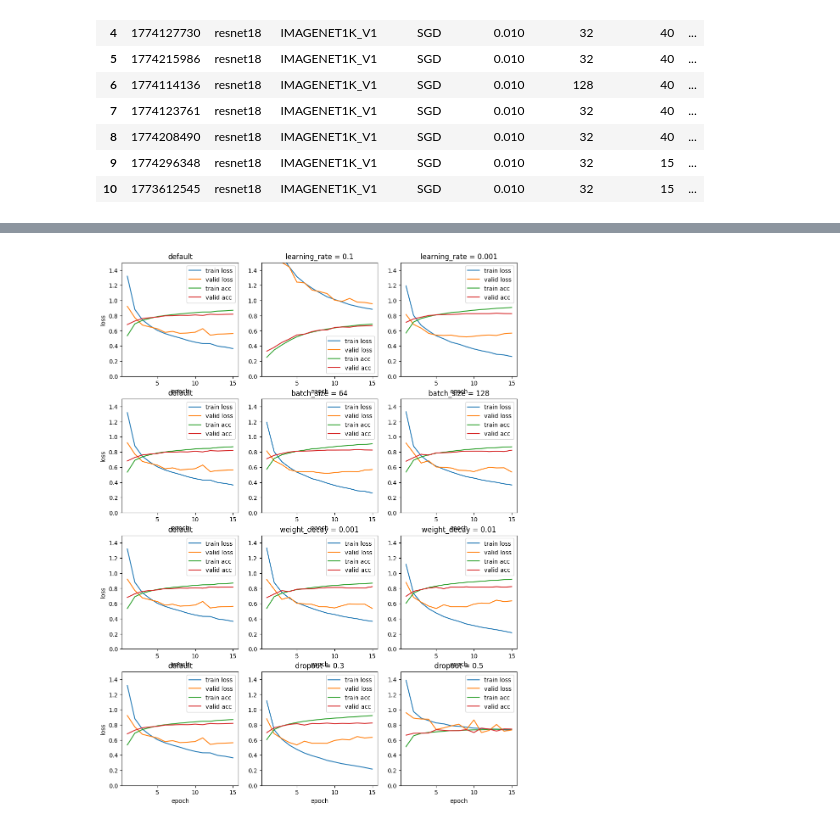
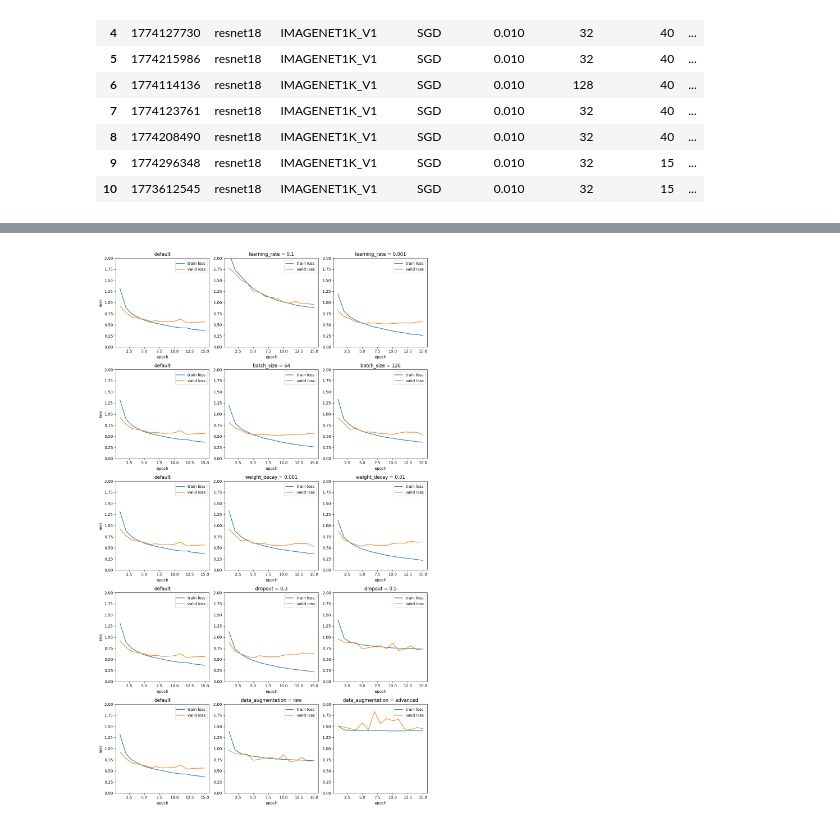
Before and after one commit to olaidczak/dl-project-1, a Jupyter notebook: plots.ipynb, the cells around one changed output, grey strips where cells are left out. Saved outputs shown, nothing was run; the diff lists cells and outputs as text; code cells hidden in the pictures.

```diff
--- a/plots.ipynb
+++ b/plots.ipynb
@@ -22,11 +38,16 @@ exp
 # %%
 cur = cur[cur['epoch'] <= 15]
+# min loss on valid for each model
+min_loss = cur.groupby('timestamp')[['epoch','val_loss']].agg('min')
+# max acc on valid for each model
+max_acc = cur.groupby('timestamp')['val_acc'].agg('max')
 # %%
 hyperparams= {
     "learning_rate": [0.1, 0.001],
     "batch_size": [64, 128],
     "weight_decay": [0.001, 0.01],
-    "dropout": [0.3, 0.5]
+    "dropout": [0.3, 0.5],
+    "data_augmentation": ["raw", "advanced"]
 }
 ts = []
 for key, value in hyperparams.items():
@@ -36,7 +57,7 @@ for key, value in hyperparams.items():
 ts_default = 1773854727
 epoch = [i+1 for i in range(15)]
 
-fig, axs = plt.subplots(4, 3, figsize=(12, 16))
+fig, axs = plt.subplots(5, 3, figsize=(12, 20))
 i = 0
 for key, value in hyperparams.items():
     axs[i, 0].plot(
@@ -45,53 +66,55 @@ for key, value in hyperparams.items():
     axs[i, 0].plot(
         epoch, cur[cur["timestamp"] == ts_default]["val_loss"], label="valid loss"
     )
-    axs[i, 0].plot(
-        epoch, cur[cur["timestamp"] == ts_default]["train_acc"], label="train acc"
-    )
-    axs[i, 0].plot(
-        epoch, cur[cur["timestamp"] == ts_default]["val_acc"], label="valid acc"
-    )
+    # axs[i, 0].plot(
+    #     epoch, cur[cur["timestamp"] == ts_default]["train_acc"], label="train acc"
+    # )
+    # axs[i, 0].plot(
+    #     epoch, cur[cur["timestamp"] == ts_default]["val_acc"], label="valid acc"
+    # )
     axs[i, 0].legend()
-    axs[i, 0].set_ylim(0, 1.5)
+    axs[i, 0].set_ylim(0, 2)
     axs[i, 0].set_title("default")
     axs[i, 0].set_xlabel("epoch")
     axs[i, 0].set_ylabel("loss")
 
     axs[i, 1].plot(
         epoch, cur[cur["timestamp"] == ts[i]]["train_loss"], label="train loss"
     )
     axs[i, 1].plot(
         epoch, cur[cur["timestamp"] == ts[i]]["val_loss"], label="valid loss"
     )
-    axs[i, 1].plot(
-        epoch, cur[cur["timestamp"] == ts[i]]["train_acc"], label="train acc"
-    )
-    axs[i, 1].plot(
-        epoch, cur[cur["timestamp"] == ts[i]]["val_acc"], label="valid acc"
-    )
+    axs[i, 1].scatter(min_epoch["timestamp"], min_loss["timestamp"], color="red", label="min val loss")
+    # axs[i, 1].plot(
+    #     epoch, cur[cur["timestamp"] == ts[i]]["train_acc"], label="train acc"
+    # )
+    # axs[i, 1].plot(
+    #     epoch, cur[cur["timestamp"] == ts[i]]["val_acc"], label="valid acc"
+    # )
     axs[i, 1].legend()
     axs[i, 1].set_title(f"{key} = {value[0]}")
-    axs[i, 1].set_ylim(0, 1.5)
+    axs[i, 1].set_ylim(0, 2)
     axs[i, 1].set_xlabel("epoch")
 
     axs[i, 2].plot(
         epoch, cur[cur["timestamp"] == ts[i + 1]]["train_loss"], label="train loss"
     )
     axs[i, 2].plot(
         epoch, cur[cur["timestamp"] == ts[i + 1]]["val_loss"], label="valid loss"
     )
-    axs[i, 2].plot(
-        epoch, cur[cur["timestamp"] == ts[i+1]]["train_acc"], label="train acc"
-    )
-    axs[i, 2].plot(
-        epoch, cur[cur["timestamp"] == ts[i+1]]["val_acc"], label="valid acc"
-    )
+    # axs[i, 2].plot(
+    #     epoch, cur[cur["timestamp"] == ts[i+1]]["train_acc"], label="train acc"
+    # )
+    # axs[i, 2].plot(
+    #     epoch, cur[cur["timestamp"] == ts[i+1]]["val_acc"], label="valid acc"
+    # )
     axs[i, 2].legend()
     axs[i, 2].set_title(f"{key} = {value[1]}")
-    axs[i, 2].set_ylim(0, 1.5)
+    axs[i, 2].set_ylim(0, 2)
     axs[i, 2].set_xlabel("epoch")
     i += 1
+plt.tight_layout()
 # axs.show_legend()
-# plt.show()
+plt.show()
 # %% [output]
-[figure, old version]
+[figure, new version]
```
Also changed, not shown: parts of 2 cells of this notebook, 1 other file.
